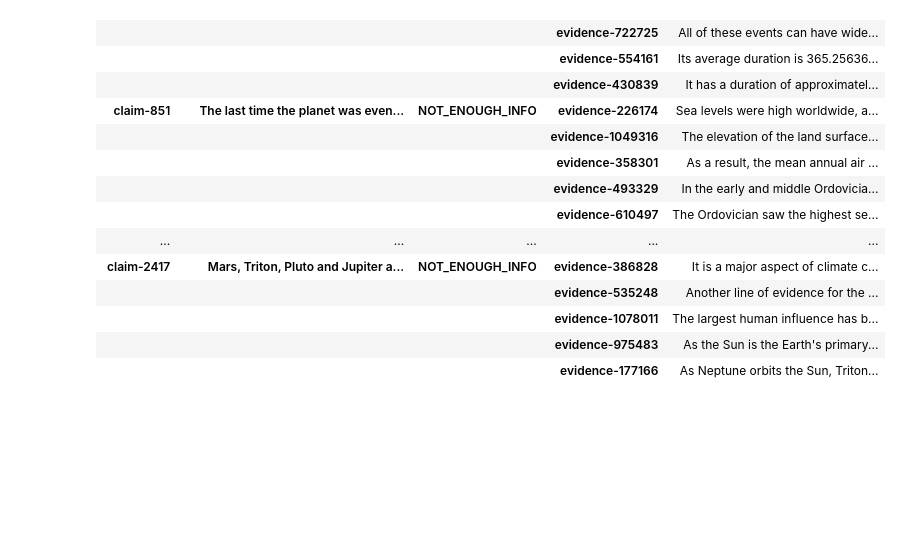
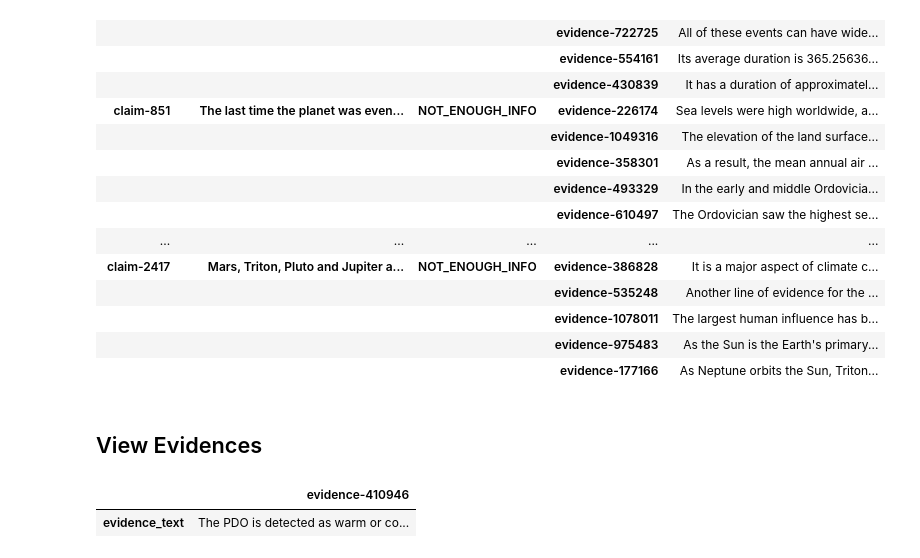
Before and after one commit to johnsonjzhou/comp90042-project, a Jupyter notebook: 01_discovery/claims_viewer.ipynb, the cells around one changed output. Drawn from its saved outputs; the diff is of its cells as text; code cells hidden in the pictures; blank space fills up the shorter version.

Commit message:
feat: view individual evidence

```diff
--- a/01_discovery/claims_viewer.ipynb
+++ b/01_discovery/claims_viewer.ipynb
@@ -131,3 +132,10 @@ slice_by_claim(train_claims, 0, 5, ["NOT_ENOUGH_INFO"])
 |  |  |  | evidence-1078011 | The largest human influence has b... |
 |  |  |  | evidence-975483 | As the Sun is the Earth's primary... |
 |  |  |  | evidence-177166 | As Neptune orbits the Sun, Triton... |
+# %% [markdown]
+## View Evidences
+# %%
+all_evidences.loc["evidence-410946"].to_frame()
+# %% [output]
+|  | evidence-410946 |
+| evidence_text | The PDO is detected as warm or co... |
```
Also changed, not shown: parts of 1 cell of this notebook.
